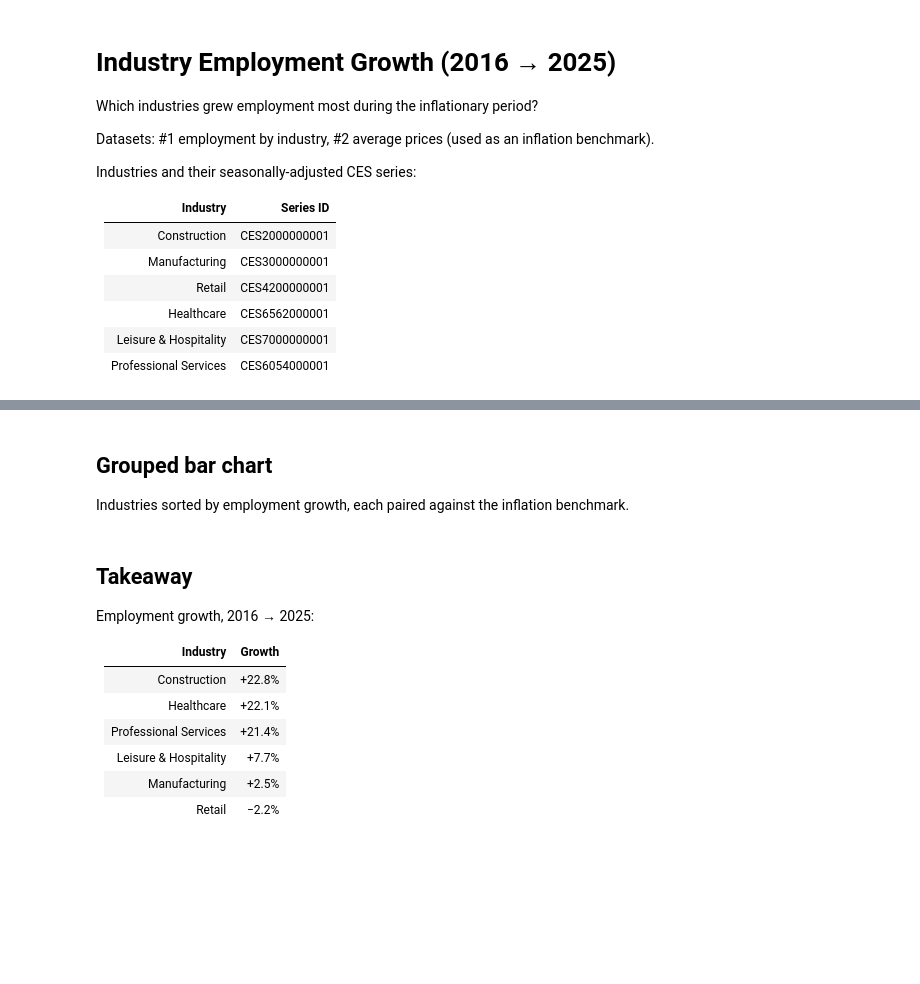
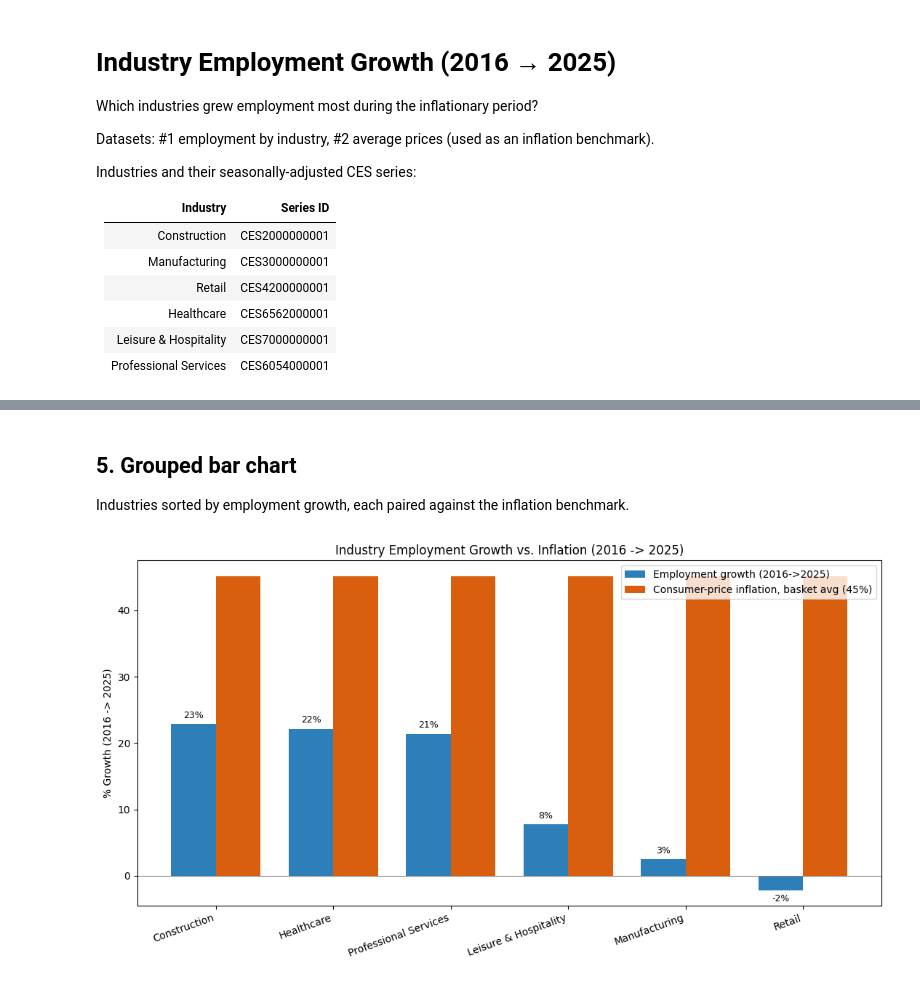
Before and after one commit to Raymay3/Inflation-Project, a Jupyter notebook: industry_growth.ipynb, the cells around one changed output, grey strips where cells are left out. Saved outputs shown, nothing was run; the diff lists cells and outputs as text; code cells hidden in the pictures; blank space fills up the shorter version.

```diff
--- a/industry_growth.ipynb
+++ b/industry_growth.ipynb
@@ -96,21 +218,8 @@ Compare calendar-year average employment in 2025 vs 2016 to smooth seasonality.
 # %%
-# employment: yearly mean per industry, then 2025 vs 2016 percent change
-annual = ind.groupby(['industry', 'year'])['employment'].mean().reset_index()
-emp_2016 = annual[annual['year'] == 2016].set_index('industry')['employment']
-emp_2025 = annual[annual['year'] == 2025].set_index('industry')['employment']
-emp_growth = (100 * (emp_2025 / emp_2016 - 1)).rename('employment_growth_pct')
-
 # inflation benchmark: same percent change per item, averaged across the basket
 inf_y = inf_long.copy()
 inf_y['year'] = inf_y['month'].dt.year
 item_annual = inf_y.groupby(['item', 'year'])['price'].mean()
-price_2016 = item_annual.xs(2016, level='year')
-price_2025 = item_annual.xs(2025, level='year')
-item_growth = 100 * (price_2025 / price_2016 - 1)
+item_growth = 100 * (item_annual.xs(2025, level='year') / item_annual.xs(2016, level='year') - 1)
 inflation_benchmark = item_growth.mean()
-
-# ranked table, with gap vs inflation in percentage points
-summary = emp_growth.sort_values(ascending=False).round(1).to_frame()
-summary['vs_inflation_pp'] = (summary['employment_growth_pct'] - inflation_benchmark).round(1)
-print(f'Consumer-price inflation benchmark (basket avg, 2016->2025): {inflation_benchmark:.1f}%')
-summary
+print(f'inflation benchmark (basket avg, 2016->2025): {inflation_benchmark:.1f}%')
@@ -117,45 +242,34 @@ summary
 # %% [markdown]
-## Grouped bar chart
+## 5. Grouped bar chart
 
 Industries sorted by employment growth, each paired against the inflation benchmark.
 # %%
 # sort industries by growth (largest first)
 order = emp_growth.sort_values(ascending=False).index
 vals = emp_growth[order].values
 x = np.arange(len(order))
 w = 0.38  # bar width; offset the two bars left/right of each tick
 
 fig, ax = plt.subplots(figsize=(11, 6))
 # blue: per-industry employment growth
-ax.bar(x - w / 2, vals, w, label='Employment growth (2016→2025)', color='#2c7fb8')
-# orange: same inflation benchmark repeated for each industry
+ax.bar(x - w / 2, vals, w, label='Employment growth (2016->2025)', color='#2c7fb8')
+# orange: the same inflation benchmark repeated for each industry
 ax.bar(x + w / 2, [inflation_benchmark] * len(order), w,
        label=f'Consumer-price inflation, basket avg ({inflation_benchmark:.0f}%)', color='#d95f0e')
 
 ax.axhline(0, color='gray', linewidth=0.8)
 ax.set_xticks(x)
 ax.set_xticklabels(order, rotation=20, ha='right')
-ax.set_ylabel('% Growth (2016 → 2025)')
-ax.set_title('Industry Employment Growth vs. Inflation (2016 → 2025)')
+ax.set_ylabel('% Growth (2016 -> 2025)')
+ax.set_title('Industry Employment Growth vs. Inflation (2016 -> 2025)')
 ax.legend()
 
 # label each employment bar with its value
 for xi, v in zip(x, vals):
     ax.text(xi - w / 2, v + (0.6 if v >= 0 else -0.6), f'{v:.0f}%',
             ha='center', va='bottom' if v >= 0 else 'top', fontsize=9)
 
 fig.tight_layout()
 plt.show()
+# %% [output]
+[figure, added]
-# %% [markdown]
-## Takeaway
-
-Employment growth, 2016 → 2025:
-
-| Industry | Growth |
-|---|---|
-| Construction | +22.8% |
-| Healthcare | +22.1% |
-| Professional Services | +21.4% |
-| Leisure & Hospitality | +7.7% |
-| Manufacturing | +2.5% |
-| Retail | −2.2% |
```
Also changed, not shown: parts of 22 cells of this notebook.
